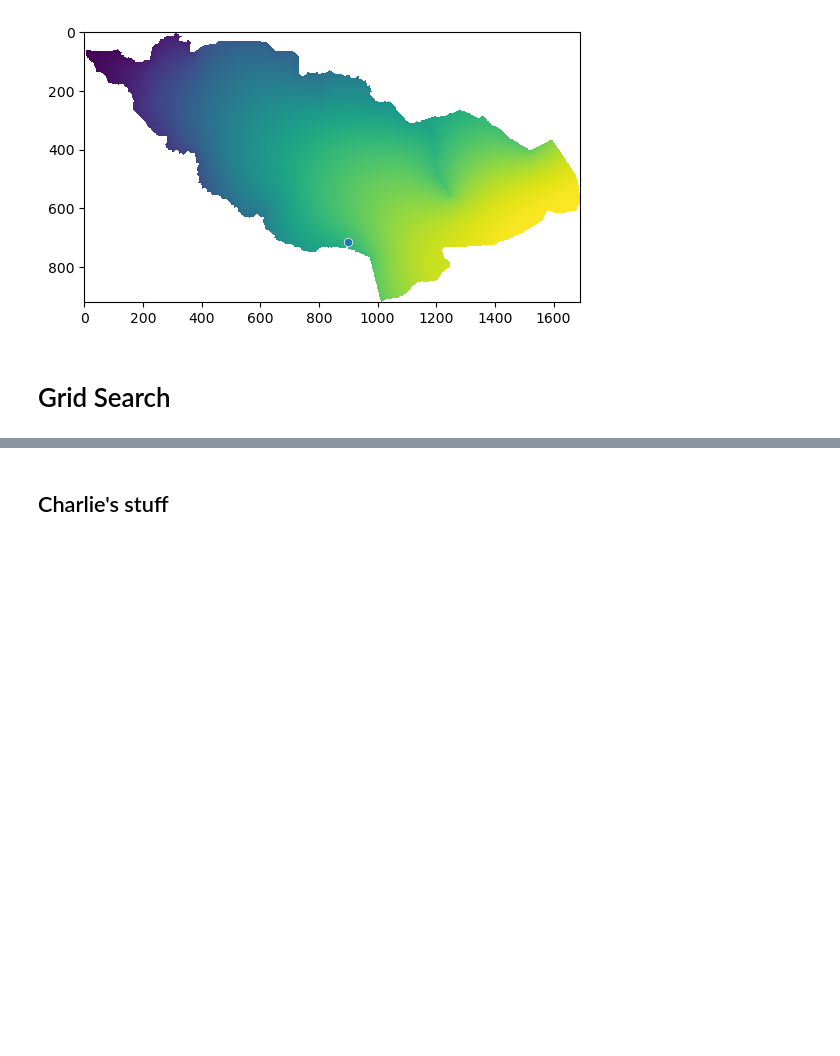
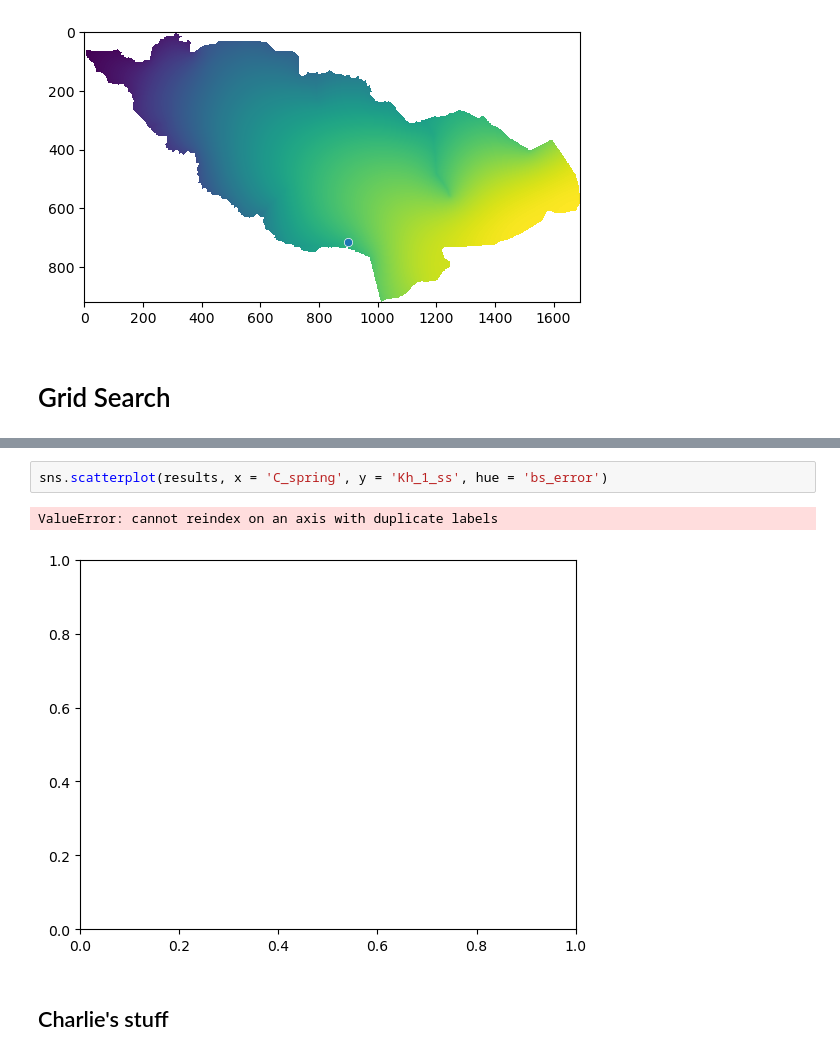
Before and after one commit to jhuang523/UMNBearSpring, a Jupyter notebook: EPM/steady_state/EPM.ipynb, the cells around one changed output, grey strips where cells are left out. Saved outputs shown, nothing was run; the diff lists cells and outputs as text; blank space fills up the shorter version.

```diff
--- a/EPM/steady_state/EPM.ipynb
+++ b/EPM/steady_state/EPM.ipynb
@@ -824,3 +430,8 @@ sns.heatmap(run_data[['Kh_0', 'C_spring', 'bs_error']].drop_duplicates().dropna(
+# %%
+sns.scatterplot(results, x = 'C_spring', y = 'Kh_1_ss', hue = 'bs_error')
+# %% [output]
+ValueError: cannot reindex on an axis with duplicate labels
+[figure, added]
 # %% [markdown]
 ## Charlie's stuff
 # %%
```
Also changed, not shown: parts of 18 cells of this notebook, 3 other files.
